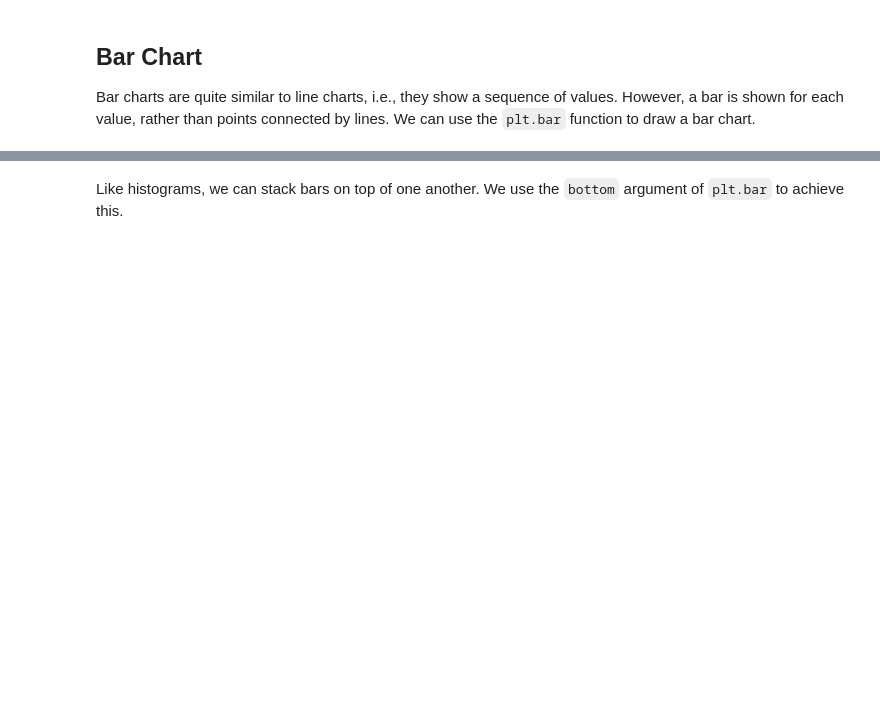
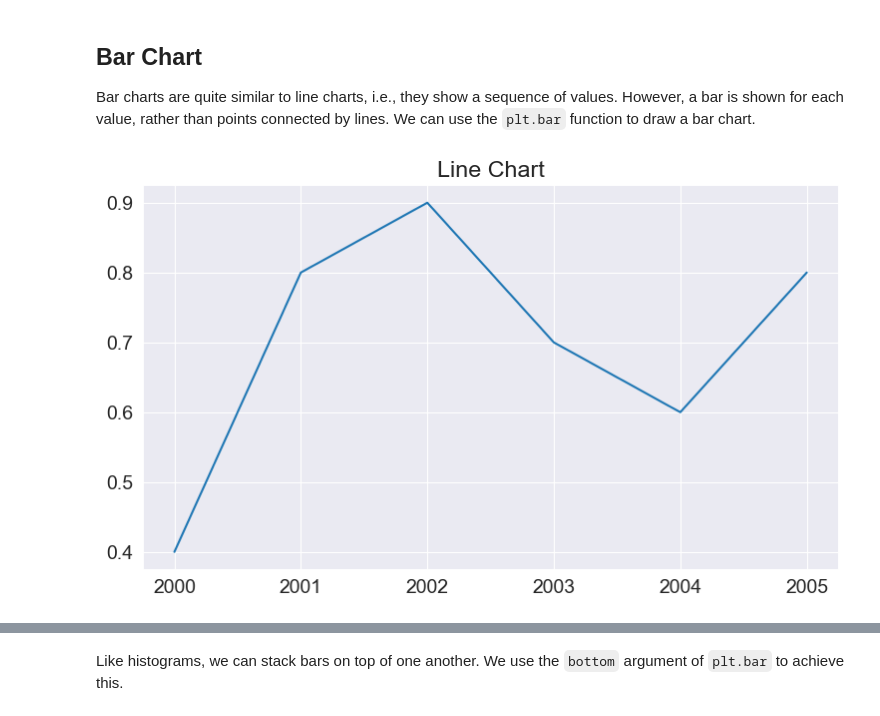
Before and after one commit to UzairHussain193/75-Days-Data-Science-Challenge, a Jupyter notebook: Day 23-24 - DA Visualization/python-matplotlib-data-visualization.ipynb, the cells around one changed output, grey strips where cells are left out. Saved outputs shown, nothing was run; the diff lists cells and outputs as text; code cells hidden in the pictures; blank space fills up the shorter version.

```diff
--- a/Day 23-24 - DA Visualization/python-matplotlib-data-visualization.ipynb
+++ b/Day 23-24 - DA Visualization/python-matplotlib-data-visualization.ipynb
@@ -500,5 +530,10 @@ Bar charts are quite similar to line charts, i.e., they show a sequence of value
 years = range(2000, 2006)
 apples = [0.35, 0.6, 0.9, 0.8, 0.65, 0.8]
 oranges = [0.4, 0.8, 0.9, 0.7, 0.6, 0.8]
+# %%
+plt.plot(years,oranges);
+plt.title("Line Chart");
+# %% [output]
+[figure, added]
 # %%
 plt.bar(years, oranges);
```
Also changed, not shown: parts of 21 cells of this notebook, 1 other file.
